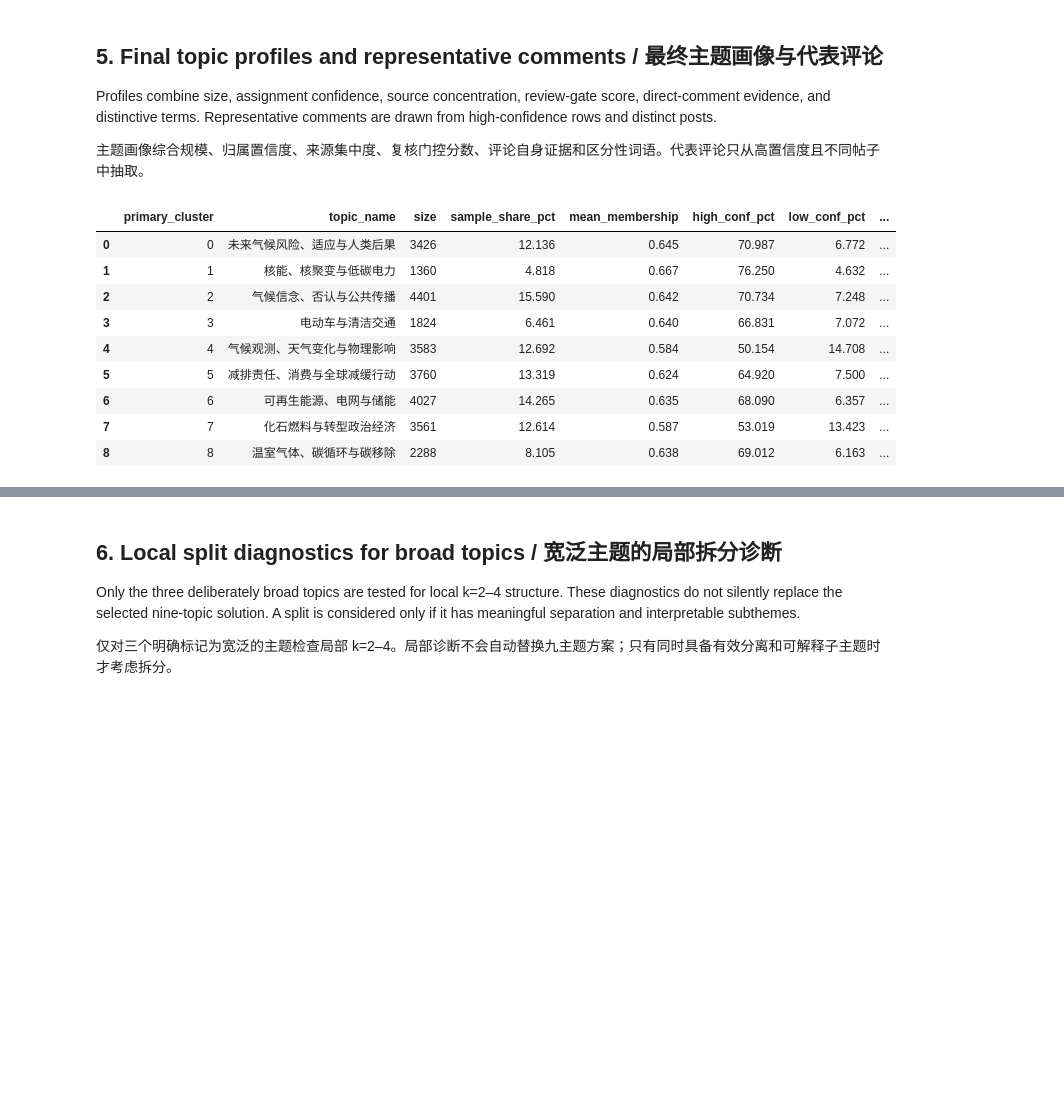
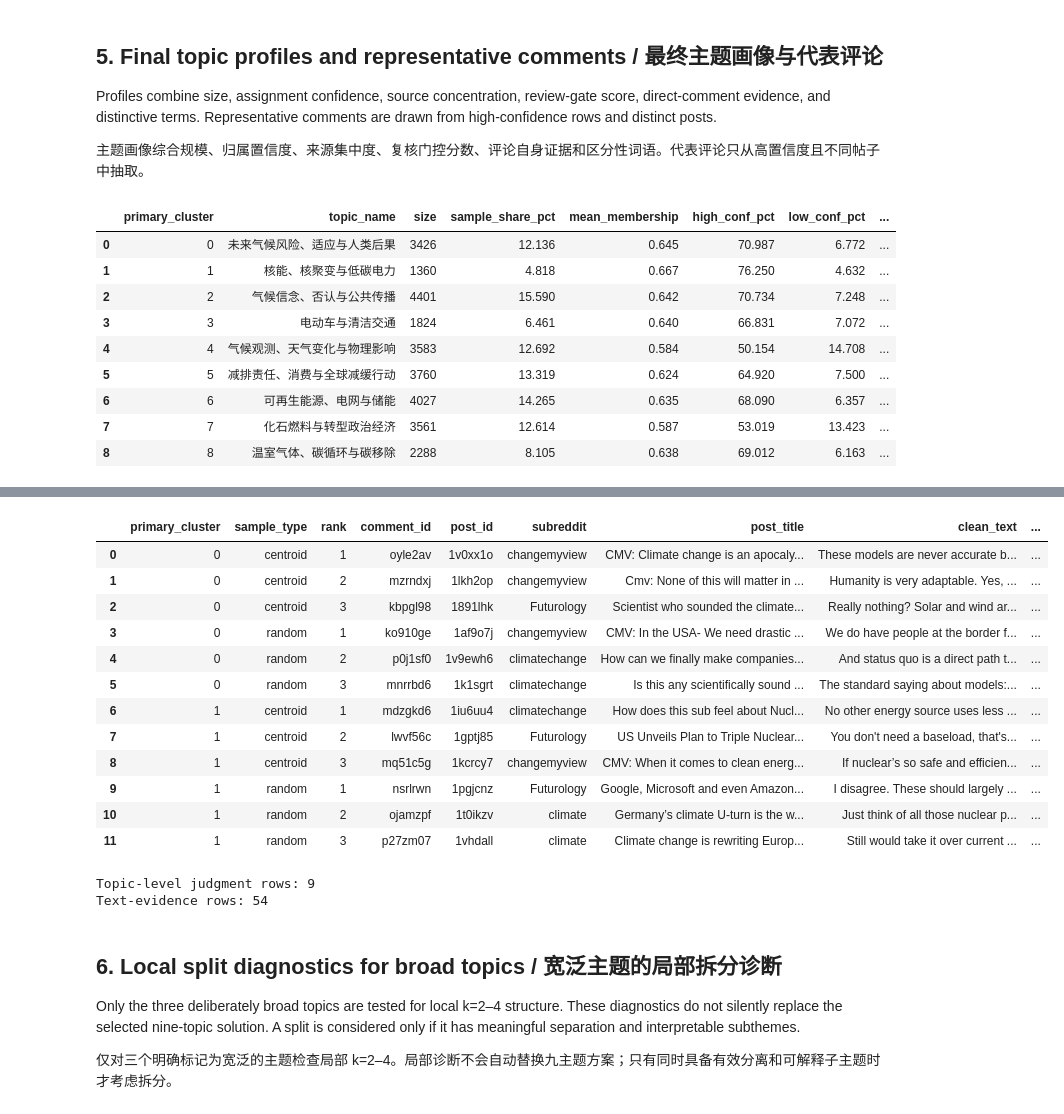
Before and after one commit to Rahulbhat2022/Dataminingproject, a Jupyter notebook: DM1_09f_selected_clustering_interpretation.ipynb, the cells around one changed output, grey strips where cells are left out. Cells and saved outputs as stored; diff of their text form; code cells hidden in the pictures; blank space fills up the shorter version.

```diff
--- a/DM1_09f_selected_clustering_interpretation.ipynb
+++ b/DM1_09f_selected_clustering_interpretation.ipynb
@@ -277,6 +304,27 @@ display(profiles[[
     "high_conf_pct", "low_conf_pct", "largest_subreddit", "largest_subreddit_share",
     "interpretation_status", "distinctive_terms",
 ]].round(3))
+
+# One-row-per-topic evidence table: this is the compact basis used to judge and name topics.
+topic_judgment_basis = profiles[[
+    "primary_cluster", "size", "sample_share_pct", "distinctive_terms",
+    "topic_name", "topic_name_en", "macro_theme", "macro_theme_en",
+    "interpretation_status", "interpretation_note", "interpretation_note_en",
+    "mean_membership", "high_conf_pct", "medium_conf_pct", "low_conf_pct",
+]].copy()
+
+# Row-level reading evidence: centroid-near and random comments from distinct posts.
+topic_text_evidence = review_sample[[
+    "primary_cluster", "sample_type", "rank", "comment_id", "post_id", "subreddit",
+    "post_title", "clean_text", "comment_representation_text", "topic_context_text",
+    "review_gate_score", "membership_strength", "top_terms",
+    "topic_name", "topic_name_en",
+]].copy()
+
+display(topic_judgment_basis.round(3))
+display(topic_text_evidence.head(12))
+print("Topic-level judgment rows:", len(topic_judgment_basis))
+print("Text-evidence rows:", len(topic_text_evidence))
 # %% [output]
 |  | primary_cluster | topic_name | size | sample_share_pct | mean_membership | high_conf_pct | low_conf_pct | ... |
 | 0 | 0 | 未来气候风险、适应与人类后果 | 3426 | 12.136 | 0.645 | 70.987 | 6.772 | ... |
@@ -291,3 +349,18 @@ display(profiles[[
+|  | primary_cluster | sample_type | rank | comment_id | post_id | subreddit | post_title | clean_text | ... |
+| 0 | 0 | centroid | 1 | oyle2av | 1v0xx1o | changemyview | CMV: Climate change is an apocaly... | These models are never accurate b... | ... |
+| 1 | 0 | centroid | 2 | mzrndxj | 1lkh2op | changemyview | Cmv: None of this will matter in ... | Humanity is very adaptable. Yes, ... | ... |
+| 2 | 0 | centroid | 3 | kbpgl98 | 1891lhk | Futurology | Scientist who sounded the climate... | Really nothing? Solar and wind ar... | ... |
+| 3 | 0 | random | 1 | ko910ge | 1af9o7j | changemyview | CMV: In the USA- We need drastic ... | We do have people at the border f... | ... |
+| 4 | 0 | random | 2 | p0j1sf0 | 1v9ewh6 | climatechange | How can we finally make companies... | And status quo is a direct path t... | ... |
+| 5 | 0 | random | 3 | mnrrbd6 | 1k1sgrt | climatechange | Is this any scientifically sound ... | The standard saying about models:... | ... |
+| 6 | 1 | centroid | 1 | mdzgkd6 | 1iu6uu4 | climatechange | How does this sub feel about Nucl... | No other energy source uses less ... | ... |
+| 7 | 1 | centroid | 2 | lwvf56c | 1gptj85 | Futurology | US Unveils Plan to Triple Nuclear... | You don't need a baseload, that's... | ... |
+| 8 | 1 | centroid | 3 | mq51c5g | 1kcrcy7 | changemyview | CMV: When it comes to clean energ... | If nuclear’s so safe and efficien... | ... |
+| 9 | 1 | random | 1 | nsrlrwn | 1pgjcnz | Futurology | Google, Microsoft and even Amazon... | I disagree. These should largely ... | ... |
+| 10 | 1 | random | 2 | ojamzpf | 1t0ikzv | climate | Germany’s climate U-turn is the w... | Just think of all those nuclear p... | ... |
+| 11 | 1 | random | 3 | p27zm07 | 1vhdall | climate | Climate change is rewriting Europ... | Still would take it over current ... | ... |
+Topic-level judgment rows: 9
+Text-evidence rows: 54
 # %% [markdown]
 ## 6. Local split diagnostics for broad topics / 宽泛主题的局部拆分诊断
 
```
Also changed, not shown: parts of 7 cells of this notebook, 1 other file.
